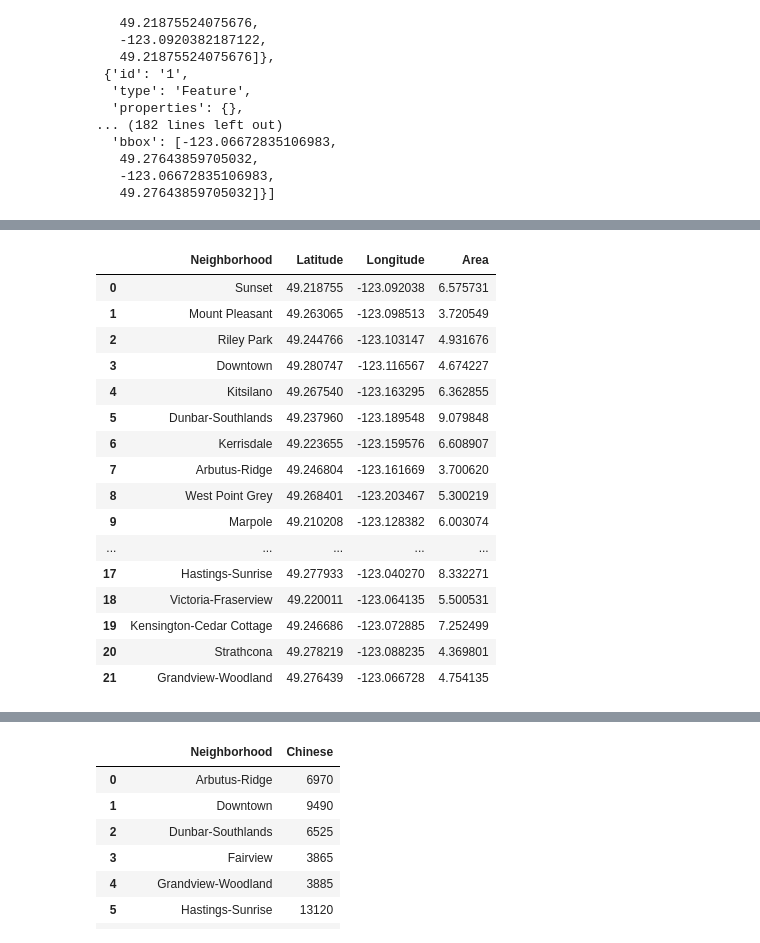
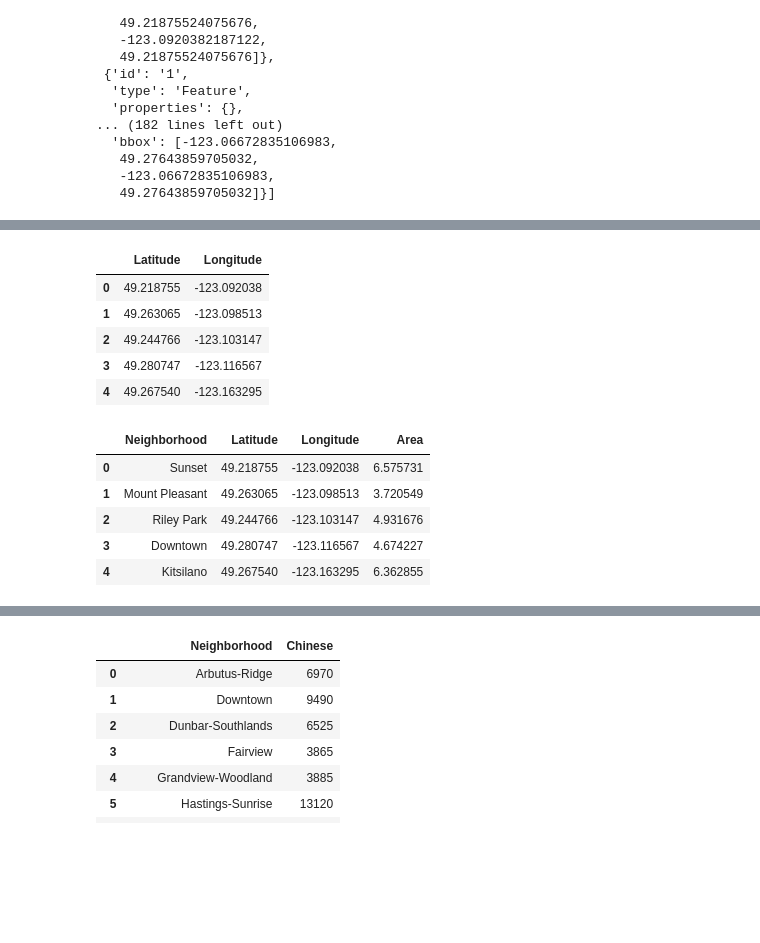
Before and after one commit to RickWeng/Coursera_Capstone, a Jupyter notebook: capstone.ipynb, the cells around one changed output, grey strips where cells are left out. Cells and saved outputs as stored; diff of their text form; code cells hidden in the pictures; blank space fills up the shorter version.

```diff
--- a/capstone.ipynb
+++ b/capstone.ipynb
@@ -167 +128,10 @@ Name: NAME, dtype: object
+# %%
+cloc.head()
+# %% [output]
+|  | Latitude | Longitude |
+| 0 | 49.218755 | -123.092038 |
+| 1 | 49.263065 | -123.098513 |
+| 2 | 49.244766 | -123.103147 |
+| 3 | 49.280747 | -123.116567 |
+| 4 | 49.267540 | -123.163295 |
 # %%
@@ -175,22 +146,11 @@ dict = {'Neighborhood':shp['NAME'],
 # instantiate the dataframe
 neighborhood = pd.DataFrame(dict)
 # %%
-neighborhood
+neighborhood.head()
 # %% [output]
 |  | Neighborhood | Latitude | Longitude | Area |
 | 0 | Sunset | 49.218755 | -123.092038 | 6.575731 |
 | 1 | Mount Pleasant | 49.263065 | -123.098513 | 3.720549 |
 | 2 | Riley Park | 49.244766 | -123.103147 | 4.931676 |
 | 3 | Downtown | 49.280747 | -123.116567 | 4.674227 |
 | 4 | Kitsilano | 49.267540 | -123.163295 | 6.362855 |
-| 5 | Dunbar-Southlands | 49.237960 | -123.189548 | 9.079848 |
-| 6 | Kerrisdale | 49.223655 | -123.159576 | 6.608907 |
-| 7 | Arbutus-Ridge | 49.246804 | -123.161669 | 3.700620 |
-| 8 | West Point Grey | 49.268401 | -123.203467 | 5.300219 |
-| 9 | Marpole | 49.210208 | -123.128382 | 6.003074 |
-| ... | ... | ... | ... | ... |
-| 17 | Hastings-Sunrise | 49.277933 | -123.040270 | 8.332271 |
-| 18 | Victoria-Fraserview | 49.220011 | -123.064135 | 5.500531 |
-| 19 | Kensington-Cedar Cottage | 49.246686 | -123.072885 | 7.252499 |
-| 20 | Strathcona | 49.278219 | -123.088235 | 4.369801 |
-| 21 | Grandview-Woodland | 49.276439 | -123.066728 | 4.754135 |
```
Also changed, not shown: parts of 89 cells of this notebook.
